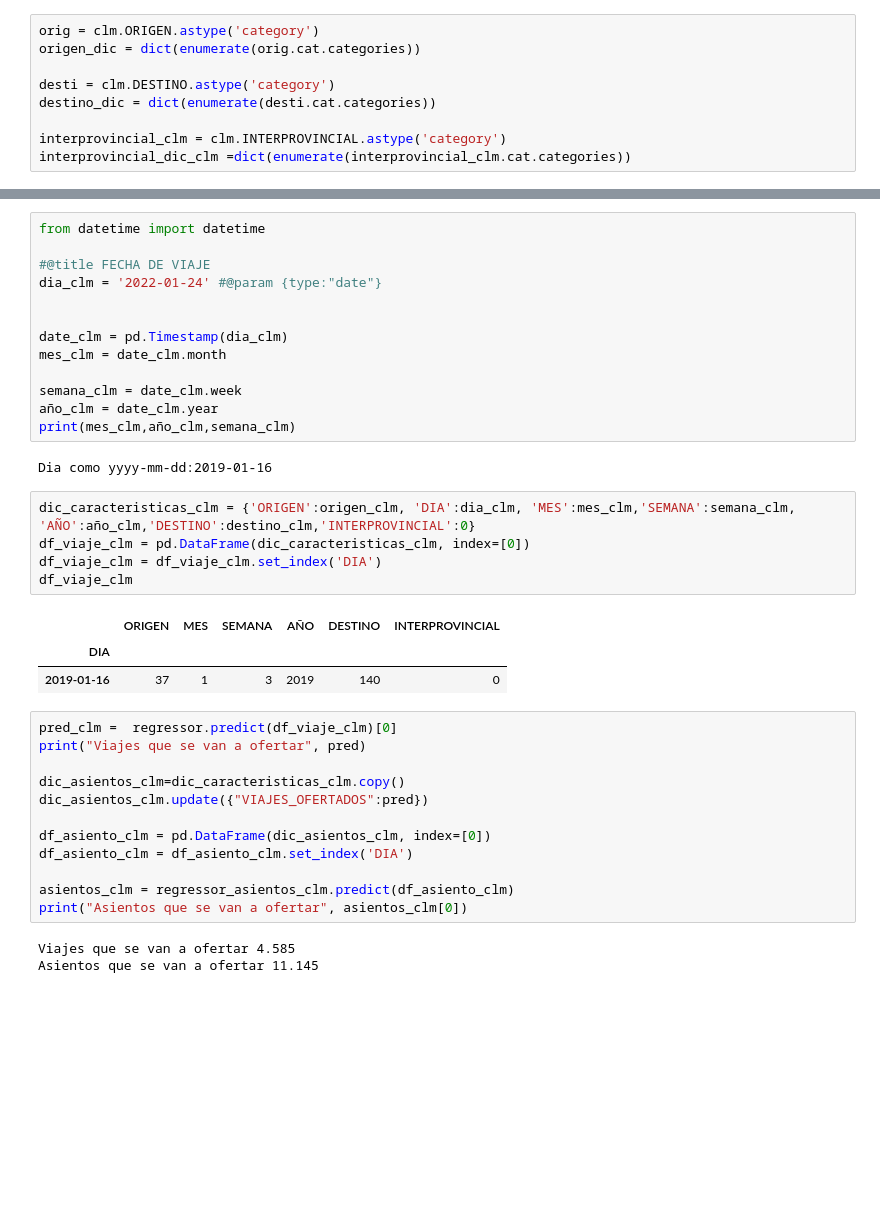
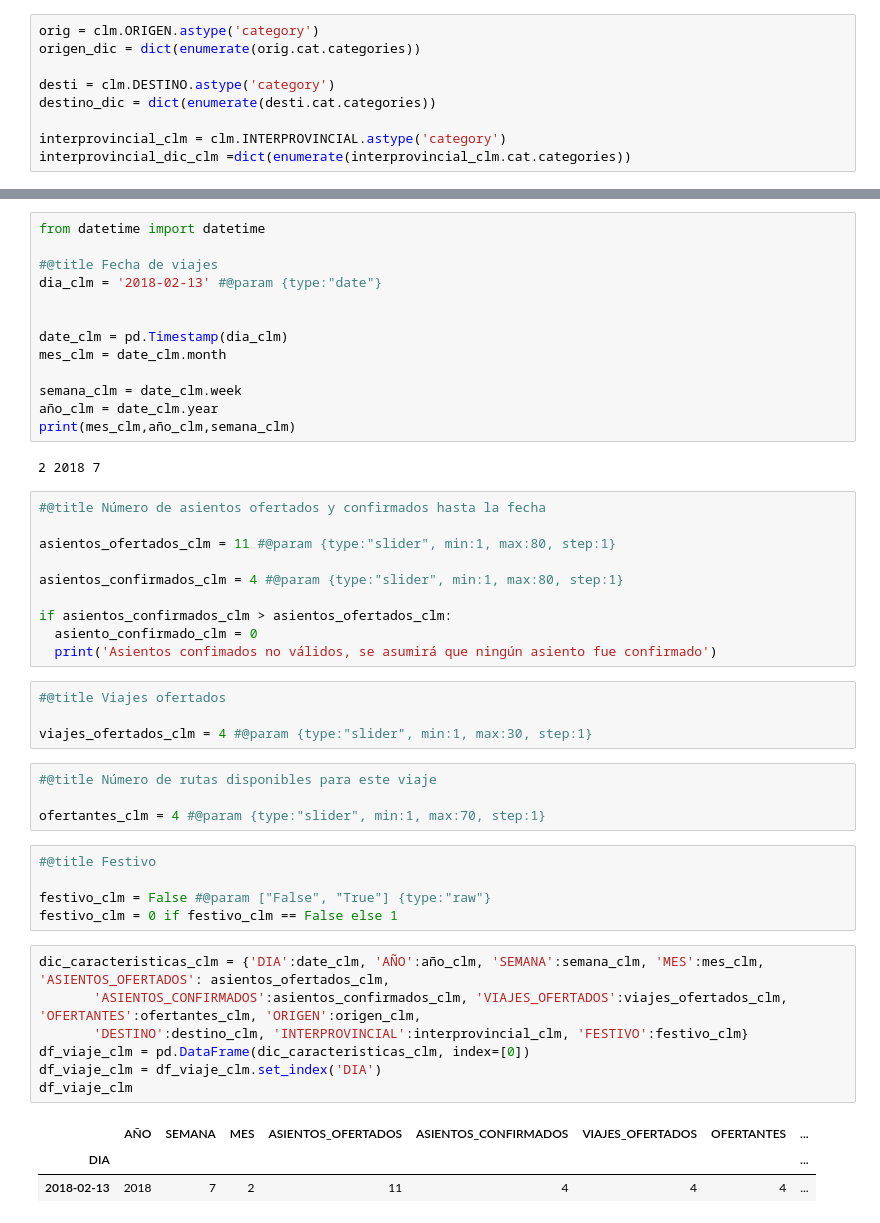
Before and after one commit to JoseAlbertoSeco/BlablacarCarpooling_DataMining, a Jupyter notebook: notebooks/Regression.ipynb, the cells around one changed output, grey strips where cells are left out. Saved outputs shown, nothing was run; the diff lists cells and outputs as text; blank space fills up the shorter version.

```diff
--- a/notebooks/Regression.ipynb
+++ b/notebooks/Regression.ipynb
@@ -384,8 +410,8 @@ Destino:Valdepeñas
 # %%
 from datetime import datetime
 
-#@title FECHA DE VIAJE
-dia_clm = '2022-01-24' #@param {type:"date"}
+#@title Fecha de viajes
+dia_clm = '2018-02-13' #@param {type:"date"}
 
 
 date_clm = pd.Timestamp(dia_clm)
@@ -395,28 +421,38 @@ semana_clm = date_clm.week
 año_clm = date_clm.year
 print(mes_clm,año_clm,semana_clm)
 # %% [output]
-Dia como yyyy-mm-dd:2019-01-16
+2 2018 7
+# %%
+#@title Número de asientos ofertados y confirmados hasta la fecha
+
+asientos_ofertados_clm = 11 #@param {type:"slider", min:1, max:80, step:1}
+
+asientos_confirmados_clm = 4 #@param {type:"slider", min:1, max:80, step:1}
+
+if asientos_confirmados_clm > asientos_ofertados_clm:
+  asiento_confirmado_clm = 0
+  print('Asientos confimados no válidos, se asumirá que ningún asiento fue confirmado')
+# %%
+#@title Viajes ofertados
+
+viajes_ofertados_clm = 4 #@param {type:"slider", min:1, max:30, step:1}
+# %%
+#@title Número de rutas disponibles para este viaje
+
+ofertantes_clm = 4 #@param {type:"slider", min:1, max:70, step:1}
+# %%
+#@title Festivo
+
+festivo_clm = False #@param ["False", "True"] {type:"raw"}
+festivo_clm = 0 if festivo_clm == False else 1
 # %%
-dic_caracteristicas_clm = {'ORIGEN':origen_clm, 'DIA':dia_clm, 'MES':mes_clm,'SEMANA':semana_clm, 'AÑO':año_clm,'DESTINO':destino_clm,'INTERPROVINCIAL':0}
+dic_caracteristicas_clm = {'DIA':date_clm, 'AÑO':año_clm, 'SEMANA':semana_clm, 'MES':mes_clm, 'ASIENTOS_OFERTADOS': asientos_ofertados_clm,
+       'ASIENTOS_CONFIRMADOS':asientos_confirmados_clm, 'VIAJES_OFERTADOS':viajes_ofertados_clm, 'OFERTANTES':ofertantes_clm, 'ORIGEN':origen_clm,
+       'DESTINO':destino_clm, 'INTERPROVINCIAL':interprovincial_clm, 'FESTIVO':festivo_clm}
 df_viaje_clm = pd.DataFrame(dic_caracteristicas_clm, index=[0])
 df_viaje_clm = df_viaje_clm.set_index('DIA')
 df_viaje_clm
 # %% [output]
-|  | ORIGEN | MES | SEMANA | AÑO | DESTINO | INTERPROVINCIAL |
-| DIA |  |  |  |  |  |  |
-| 2019-01-16 | 37 | 1 | 3 | 2019 | 140 | 0 |
+|  | AÑO | SEMANA | MES | ASIENTOS_OFERTADOS | ASIENTOS_CONFIRMADOS | VIAJES_OFERTADOS | OFERTANTES | ... |
+| DIA |  |  |  |  |  |  |  | ... |
+| 2018-02-13 | 2018 | 7 | 2 | 11 | 4 | 4 | 4 | ... |
-# %%
-pred_clm =  regressor.predict(df_viaje_clm)[0]
-print("Viajes que se van a ofertar", pred)
-
-dic_asientos_clm=dic_caracteristicas_clm.copy()
-dic_asientos_clm.update({"VIAJES_OFERTADOS":pred})
-
-df_asiento_clm = pd.DataFrame(dic_asientos_clm, index=[0])
-df_asiento_clm = df_asiento_clm.set_index('DIA')
-
-asientos_clm = regressor_asientos_clm.predict(df_asiento_clm)
-print("Asientos que se van a ofertar", asientos_clm[0])
-# %% [output]
-Viajes que se van a ofertar 4.585
-Asientos que se van a ofertar 11.145
```
Also changed, not shown: parts of 72 cells of this notebook.
